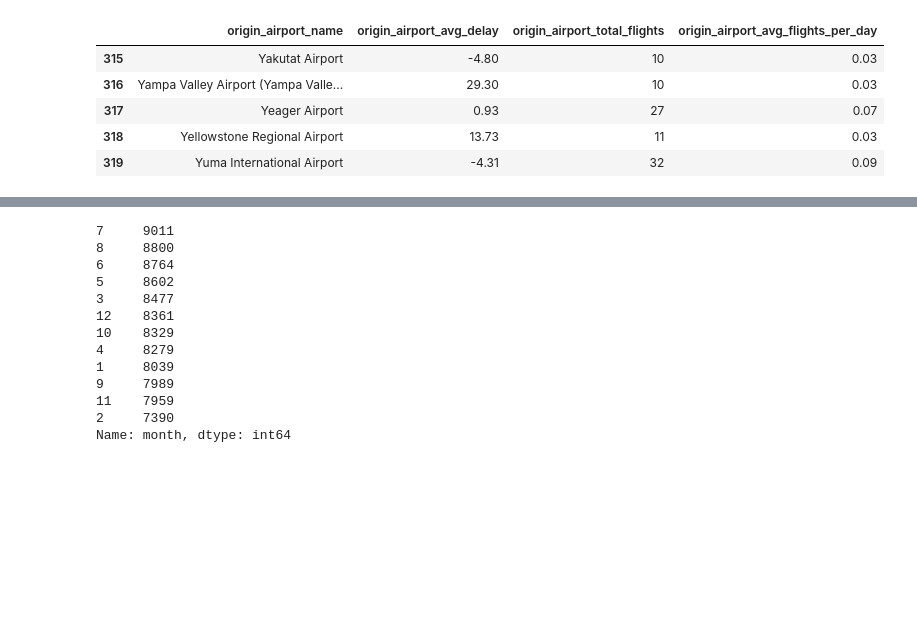
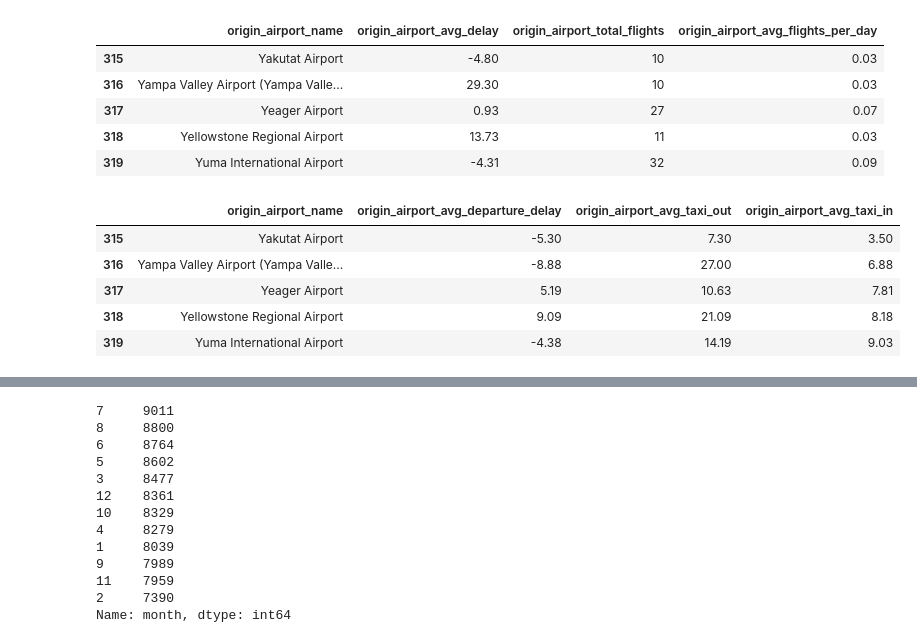
Before and after one commit to binh748/flight-classification, a Jupyter notebook: feature_engineering.ipynb, the cells around one changed output, grey strips where cells are left out. Saved outputs shown, nothing was run; the diff lists cells and outputs as text; code cells hidden in the pictures; blank space fills up the shorter version.

```diff
--- a/feature_engineering.ipynb
+++ b/feature_engineering.ipynb
@@ -451,0 +503,5 @@ sample_df = sample_df.merge(
+# %%
+# Step 1.4
+sample_df = sample_df.merge(airline_features_df, on='airline_name')
+# %%
+sample_df = sample_df.rename(columns={'airline_avg_delay': 'airline_avg_arrival_delay'})
@@ -511,3 +587,26 @@ sample_df = sample_df.merge(
 sample_df = sample_df.fillna({'origin_airport_avg_delay': sample_df['origin_airport_avg_delay'].median(),
                               'origin_airport_total_flights': sample_df['origin_airport_total_flights'].median(),
                               'origin_airport_avg_flights_per_day': sample_df['origin_airport_avg_flights_per_day'].median()})
+# %%
+# Step 3.3
+origin_airport_features = ['origin_airport_avg_departure_delay',
+                           'origin_airport_avg_taxi_out',
+                           'origin_airport_avg_taxi_in']
+
+
+origin_airport_features_df = (sample_df.groupby(['origin_airport_name'], as_index=False)
+                              .agg({'departure_delay': 'mean',
+                                    'taxi_out': 'mean',
+                                    'taxi_in': 'mean'}))
+
+origin_airport_features_df.columns = (['origin_airport_name']
+                                      + origin_airport_features)
+
+origin_airport_features_df.tail()
+# %% [output]
+|  | origin_airport_name | origin_airport_avg_departure_delay | origin_airport_avg_taxi_out | origin_airport_avg_taxi_in |
+| 315 | Yakutat Airport | -5.30 | 7.30 | 3.50 |
+| 316 | Yampa Valley Airport (Yampa Valle... | -8.88 | 27.00 | 6.88 |
+| 317 | Yeager Airport | 5.19 | 10.63 | 7.81 |
+| 318 | Yellowstone Regional Airport | 9.09 | 21.09 | 8.18 |
+| 319 | Yuma International Airport | -4.38 | 14.19 | 9.03 |
```
Also changed, not shown: parts of 31 cells of this notebook, 1 other file.
